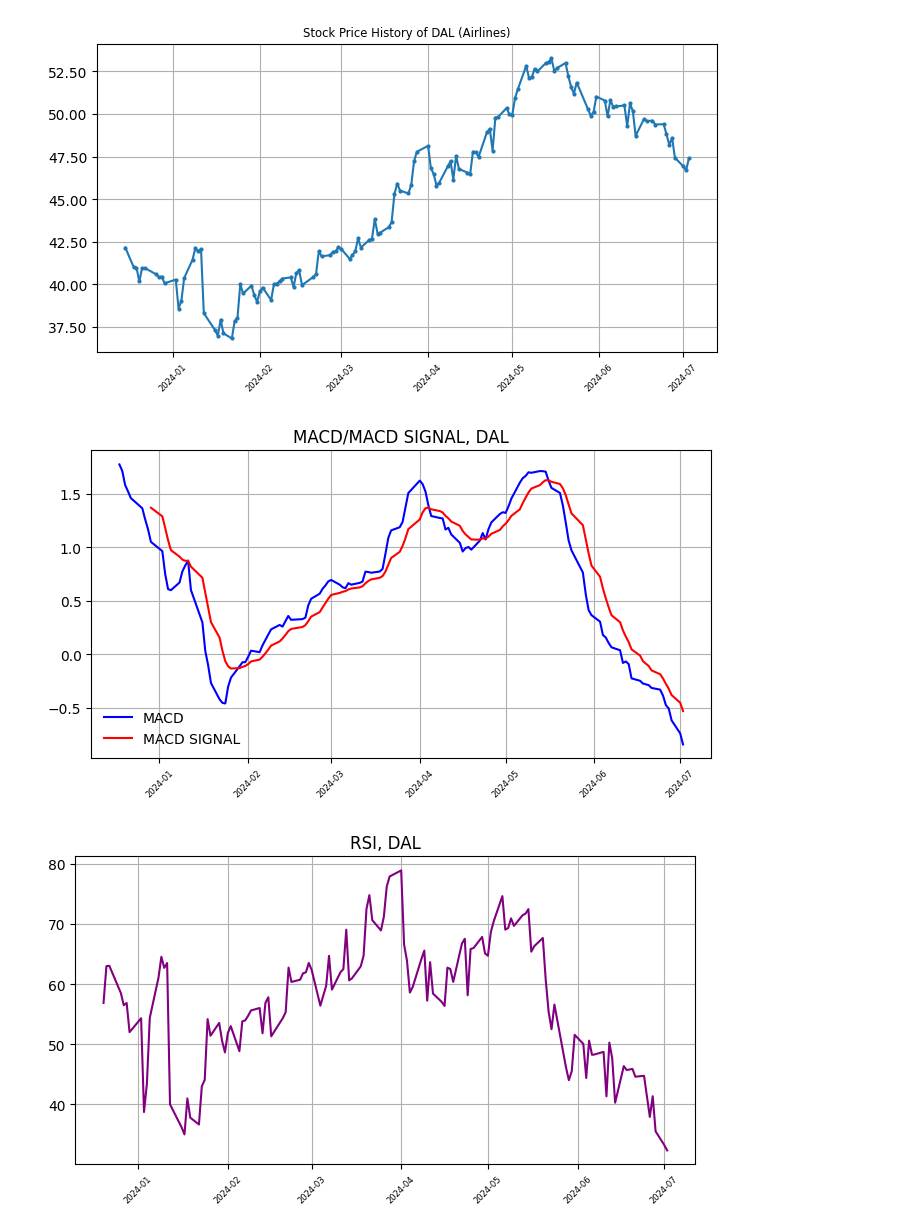
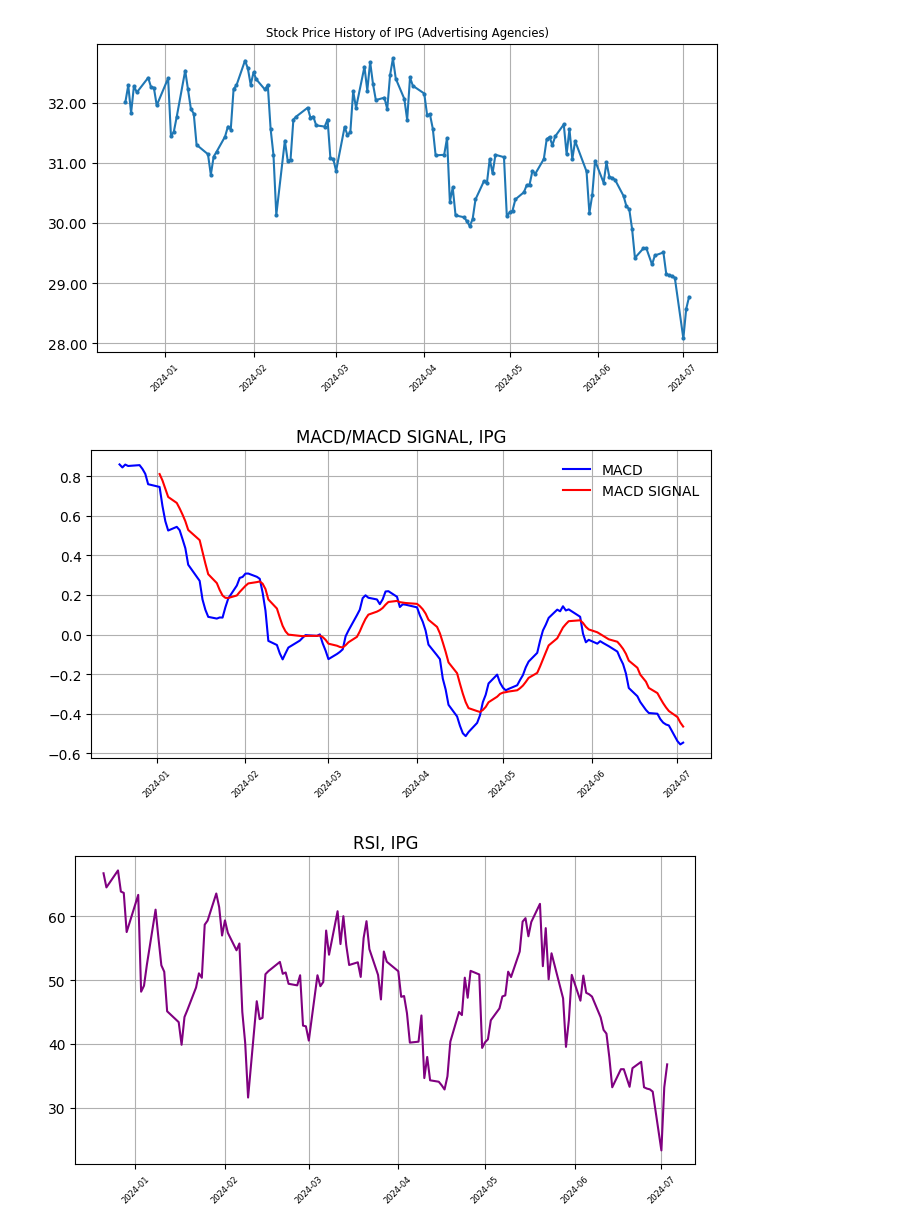
Before and after one commit to SaumikDana/Stock_Selector, a Jupyter notebook: notebooks/specific_stock_analysis.ipynb, the cells around one changed output. Cells and saved outputs as stored; diff of their text form; code cells hidden in the pictures.

```diff
--- a/notebooks/specific_stock_analysis.ipynb
+++ b/notebooks/specific_stock_analysis.ipynb
@@ -1,20 +1,20 @@
 # %%
 import setup
 from imports import *
 from scripts.analyze_stock import analyze_stock_options
 from scripts.plotting_routines import plot_stock_historical_data, plot_indicators
 
 # Set the time frame
 end_date = datetime.today()
 start_date = end_date - timedelta(days=21)
 
-tickers = ["DAL", "SGH"]
+tickers = ["IPG", "CF"]
 
 for ticker in tickers:
     dict, df = analyze_stock_options(ticker)
     plot_stock_historical_data(ticker, start_date, end_date)
     plot_indicators(ticker, start_date, end_date)
 # %% [output]
-[figure, old version]
+[figure, new version]
-[figure, old version]
+[figure, new version]
-[figure, old version]
+[figure, new version]
```
Also changed, not shown: parts of 1 cell of this notebook.
